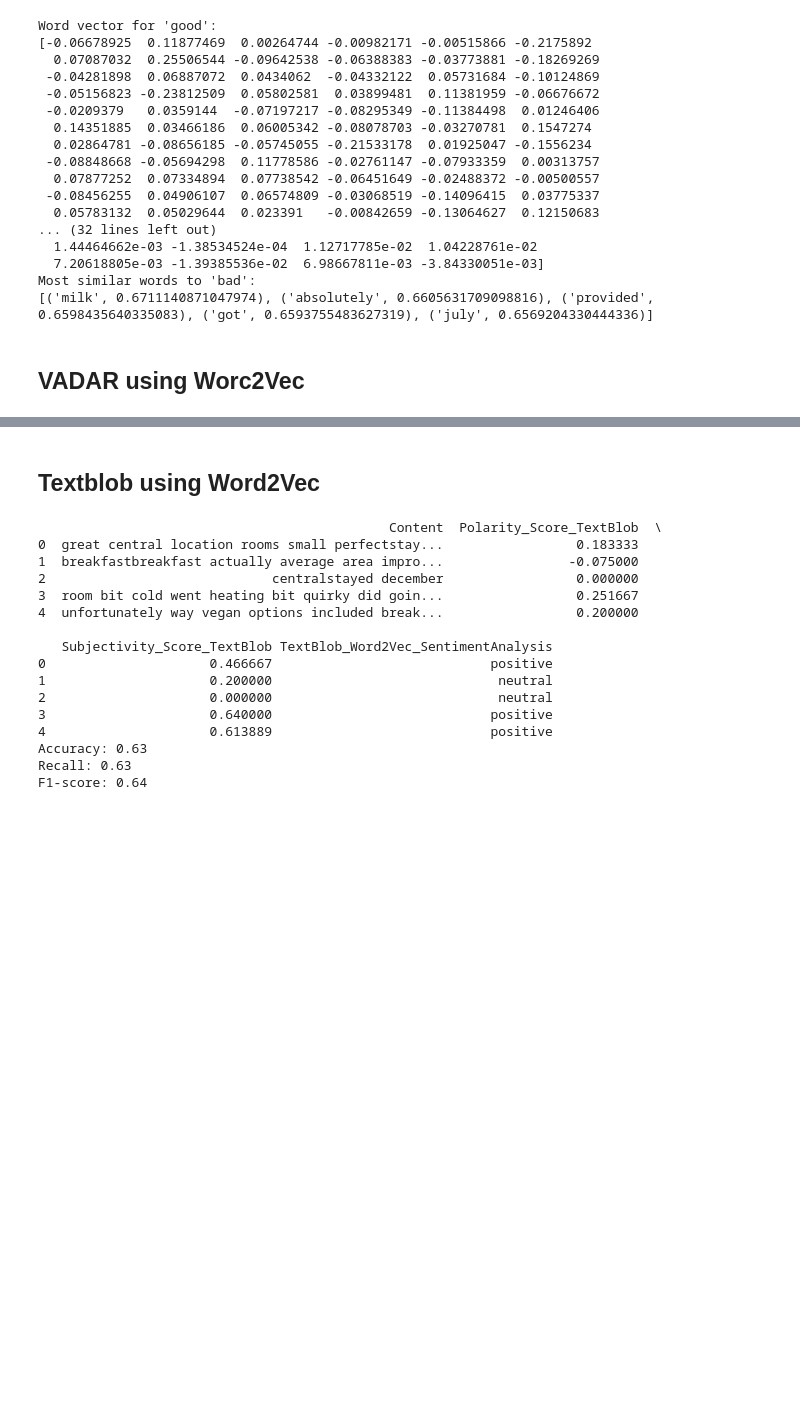
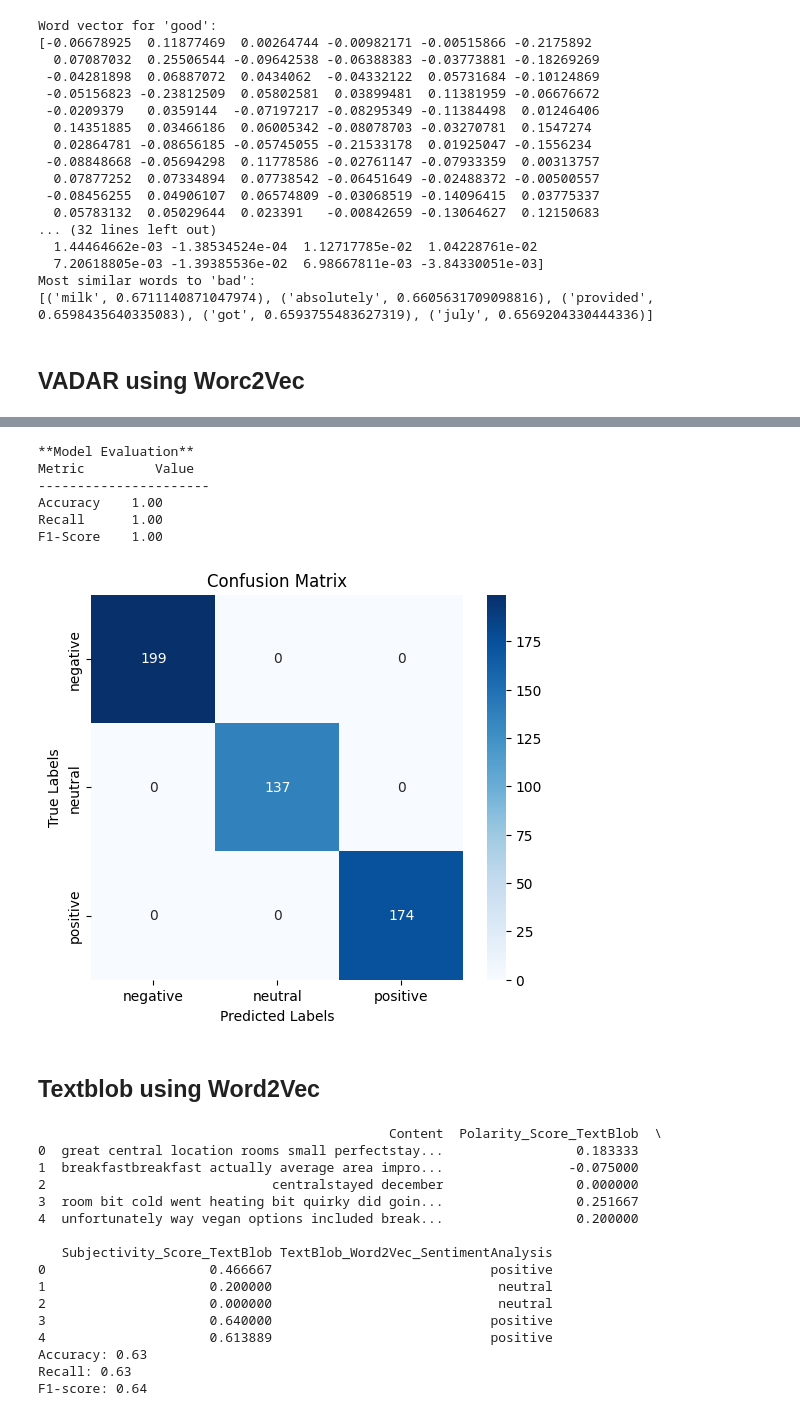
Before and after one commit to haniebayati/NLP_Project-SentimentAnalysis-, a Jupyter notebook: NLP-Project-SentimentAnalysis.ipynb, the cells around one changed output, grey strips where cells are left out. Saved outputs shown, nothing was run; the diff lists cells and outputs as text; code cells hidden in the pictures; blank space fills up the shorter version.

```diff
--- a/NLP-Project-SentimentAnalysis.ipynb
+++ b/NLP-Project-SentimentAnalysis.ipynb
@@ -1116,0 +1038,69 @@ F1-Score    0.54
+# %%
+from sklearn.metrics import accuracy_score, recall_score, f1_score, confusion_matrix
+import seaborn as sns
+import matplotlib.pyplot as plt
+import pandas as pd
+import numpy as np
+import nltk
+from gensim.models import Word2Vec
+from sklearn.model_selection import train_test_split
+from sklearn.ensemble import RandomForestClassifier
+from nltk.tokenize import word_tokenize
+
+# بارگیری پکیج‌های موردنیاز
+nltk.download('punkt')
+
+# 1. پردازش داده‌ها و توکنایز کردن متن‌ها
+df_balanced['tokenized'] = df_balanced['Content'].fillna('').apply(word_tokenize)
+
+# 2. آموزش مدل Word2Vec با داده‌های متنی
+w2v_model = Word2Vec(sentences=df_balanced['tokenized'], vector_size=100, window=5, min_count=1, workers=4)
+
+# 3. تابع برای تبدیل متن به بردار میانگین Word2Vec
+def get_w2v_vector(tokens, model):
+    vectors = [model.wv[word] for word in tokens if word in model.wv]
+    return np.mean(vectors, axis=0) if vectors else np.zeros(model.vector_size)
+
+# استخراج ویژگی‌های برداری از متن‌ها
+df_balanced['w2v_vector'] = df_balanced['tokenized'].apply(lambda x: get_w2v_vector(x, w2v_model))
+
+# 4. آماده‌سازی داده‌ها برای یادگیری ماشین
+X = np.vstack(df_balanced['w2v_vector'].values)
+label_mapping = {'negative': 0, 'neutral': 1, 'positive': 2}
+df_balanced['Label_Num'] = df_balanced['label'].map(label_mapping)
+y = df_balanced['Label_Num'].values
+
+# تقسیم داده‌ها به مجموعه‌ی آموزش و آزمون
+X_train, X_test, y_train, y_test = train_test_split(X, y, test_size=0.2, random_state=42)
+
+# 5. آموزش مدل Random Forest
+clf = RandomForestClassifier(n_estimators=100, random_state=42)
+clf.fit(X_train, y_train)
+
+# 6. پیش‌بینی احساسات و ارزیابی مدل
+y_pred = clf.predict(X_test)
+
+# محاسبه معیارهای ارزیابی مدل
+accuracy = accuracy_score(y_test, y_pred)
+recall = recall_score(y_test, y_pred, average='weighted')
+f1 = f1_score(y_test, y_pred, average='weighted')
+
+# 7. نمایش نتایج ارزیابی مدل
+print("\n**Model Evaluation**")
+print(f"{'Metric':<12}{'Value':>8}")
+print(f"{'-'*22}")
+print(f"{'Accuracy':<12}{accuracy:.2f}")
+print(f"{'Recall':<12}{recall:.2f}")
+print(f"{'F1-Score':<12}{f1:.2f}")
+
+# 8. محاسبه و نمایش ماتریس سردرگمی
+labels = ['negative', 'neutral', 'positive']
+conf_matrix = confusion_matrix(y_test, y_pred, labels=[0, 1, 2])
+
+plt.figure(figsize=(6, 5))
+sns.heatmap(conf_matrix, annot=True, fmt='d', cmap="Blues", xticklabels=labels, yticklabels=labels)
+plt.xlabel('Predicted Labels')
+plt.ylabel('True Labels')
+plt.title('Confusion Matrix')
+plt.show()
+# %% [output]
@@ -1117,3 +1109,10 @@ F1-Score    0.54
+**Model Evaluation**
+Metric         Value
+----------------------
+Accuracy    1.00
+Recall      1.00
+F1-Score    1.00
+[figure, added]
 # %% [markdown]
 ## Textblob using Word2Vec
 # %%
```
Also changed, not shown: parts of 5 cells of this notebook, 4 other files.
